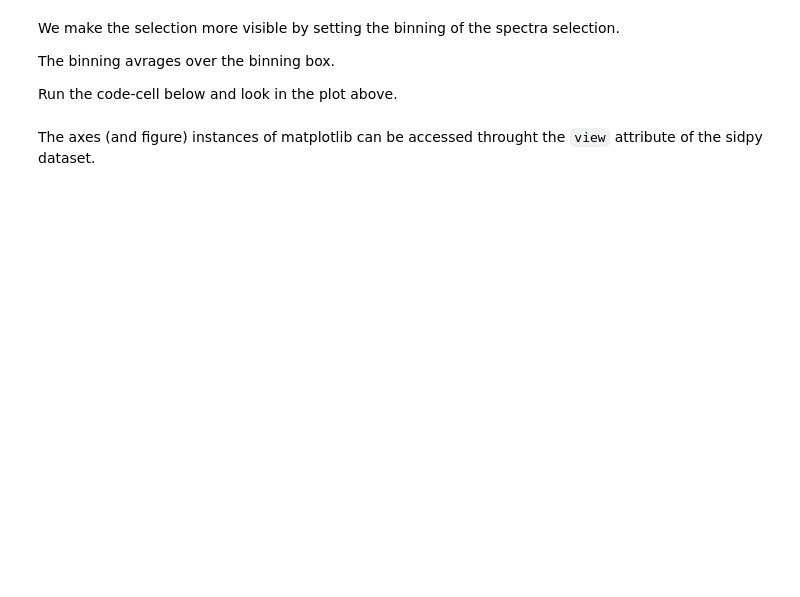
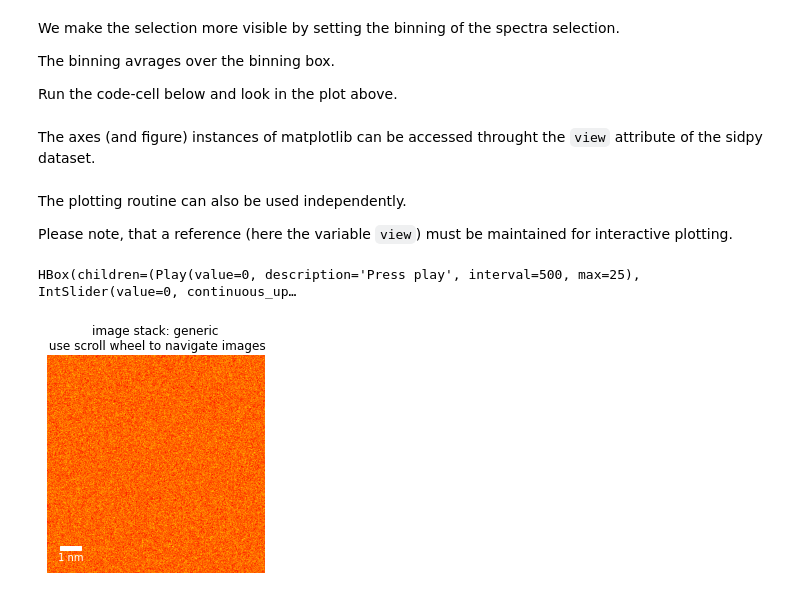
Before and after one commit to pycroscopy/sidpy, a Jupyter notebook: notebooks/00_basic_usage/plot_dataset.ipynb, the cells around one changed output. Saved outputs shown, nothing was run; the diff lists cells and outputs as text; code cells hidden in the pictures; blank space fills up the shorter version.

```diff
--- a/notebooks/00_basic_usage/plot_dataset.ipynb
+++ b/notebooks/00_basic_usage/plot_dataset.ipynb
@@ -116,3 +130,16 @@ The axes (and figure) instances of matplotlib can be accessed throught the ``vie
 # %%
 x, y = np.mgrid[0:501:100, 0:501:100] + 5
 dset.view.axes[0].scatter(x, y, color='red');
+# %% [markdown]
+The plotting routine can also be used independently.
+
+Please note, that a reference (here the variable `view`) must be maintained for interactive plotting.
+# %%
+kwargs = {'scale_bar': True, 'cmap': 'hot'}
+dset.set_dimension(0, sidpy.Dimension('frame', np.arange(dset.shape[0])))
+dset.frame.dimension_type = 'temporal'
+
+view = sidpy.viz.dataset_viz.ImageStackVisualizer(dset, **kwargs)
+# %% [output]
+HBox(children=(Play(value=0, description='Press play', interval=500, max=25), IntSlider(value=0, continuous_up…
+[figure, added]
```
Also changed, not shown: parts of 14 cells of this notebook, 4 other files.
